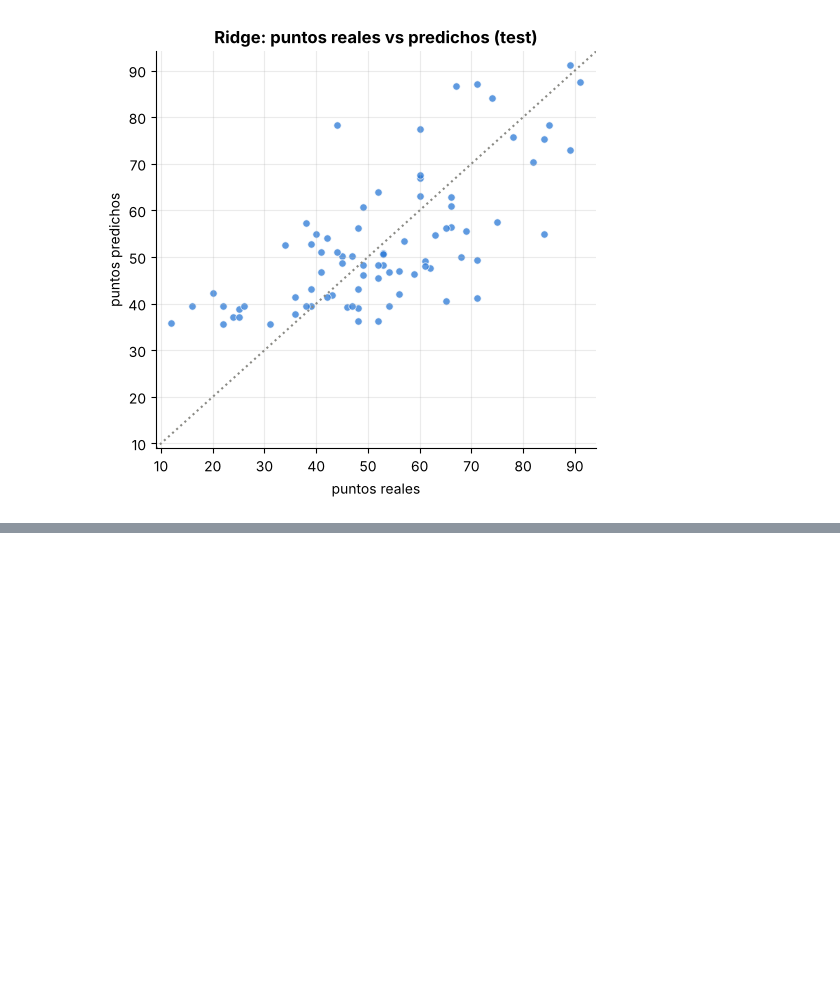
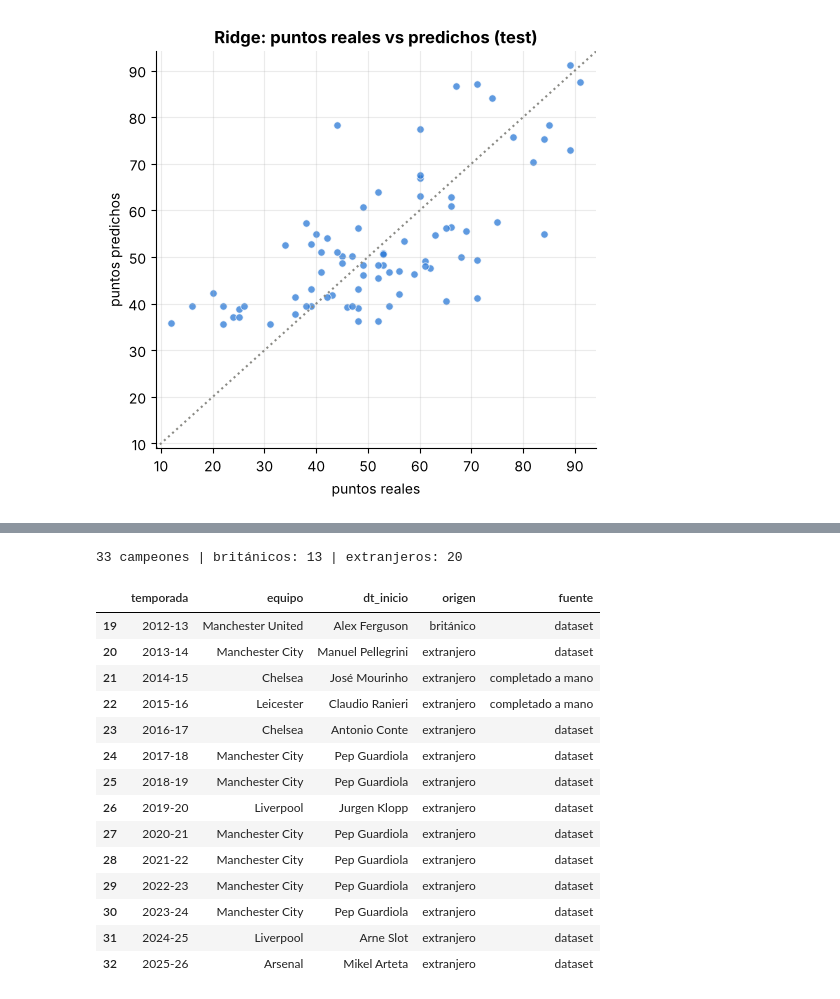
Before and after one commit to Boffranco/Data-Science-2026, a Jupyter notebook: notebooks/02_modelos_supervisados.ipynb, the cells around one changed output, grey strips where cells are left out. Saved outputs shown, nothing was run; the diff lists cells and outputs as text; code cells hidden in the pictures; blank space fills up the shorter version.

```diff
--- a/notebooks/02_modelos_supervisados.ipynb
+++ b/notebooks/02_modelos_supervisados.ipynb
@@ -478,0 +479,35 @@ plt.tight_layout(); plt.show()
+# %%
+completa = pd.read_csv(RUTA)
+camp = completa[completa.posicion == 1][["temporada", "temp_inicio", "equipo", "puntos_totales", "dt_inicio", "dt_registrado", "dt_britanico"]].copy()
+
+# Completado manual de los 3 campeones con DT "No Registrado" (verificar con el grupo)
+COMPLETADOS = {"1994-95": ("Kenny Dalglish", 1),     # Blackburn, escocés
+               "2014-15": ("José Mourinho", 0),      # Chelsea, portugués
+               "2015-16": ("Claudio Ranieri", 0)}    # Leicester, italiano
+camp["fuente"] = np.where(camp.dt_registrado == 1, "dataset", "completado a mano")
+for temp, (dt, brit) in COMPLETADOS.items():
+    m = camp.temporada == temp
+    camp.loc[m, ["dt_inicio", "dt_britanico"]] = [dt, brit]
+camp["dt_britanico"] = camp["dt_britanico"].astype(int)
+camp["origen"] = np.where(camp.dt_britanico == 1, "británico", "extranjero")
+camp = camp.reset_index(drop=True)
+
+print(f"{len(camp)} campeones | británicos: {(camp.dt_britanico == 1).sum()} | extranjeros: {(camp.dt_britanico == 0).sum()}")
+camp[["temporada", "equipo", "dt_inicio", "origen", "fuente"]].tail(14)
+# %% [output]
+33 campeones | británicos: 13 | extranjeros: 20
+|  | temporada | equipo | dt_inicio | origen | fuente |
+| 19 | 2012-13 | Manchester United | Alex Ferguson | británico | dataset |
+| 20 | 2013-14 | Manchester City | Manuel Pellegrini | extranjero | dataset |
+| 21 | 2014-15 | Chelsea | José Mourinho | extranjero | completado a mano |
+| 22 | 2015-16 | Leicester | Claudio Ranieri | extranjero | completado a mano |
+| 23 | 2016-17 | Chelsea | Antonio Conte | extranjero | dataset |
+| 24 | 2017-18 | Manchester City | Pep Guardiola | extranjero | dataset |
+| 25 | 2018-19 | Manchester City | Pep Guardiola | extranjero | dataset |
+| 26 | 2019-20 | Liverpool | Jurgen Klopp | extranjero | dataset |
+| 27 | 2020-21 | Manchester City | Pep Guardiola | extranjero | dataset |
+| 28 | 2021-22 | Manchester City | Pep Guardiola | extranjero | dataset |
+| 29 | 2022-23 | Manchester City | Pep Guardiola | extranjero | dataset |
+| 30 | 2023-24 | Manchester City | Pep Guardiola | extranjero | dataset |
+| 31 | 2024-25 | Liverpool | Arne Slot | extranjero | dataset |
+| 32 | 2025-26 | Arsenal | Mikel Arteta | extranjero | dataset |
```
Also changed, not shown: parts of 12 cells of this notebook.
